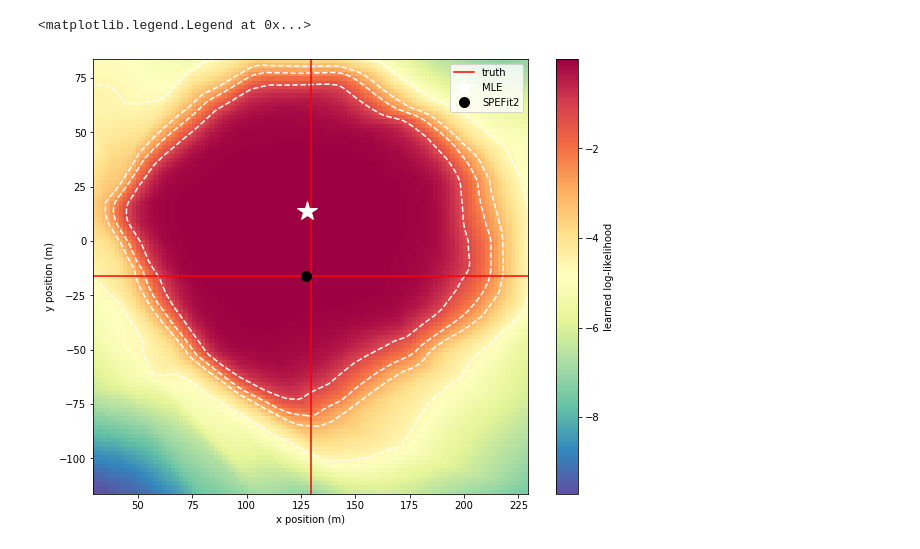
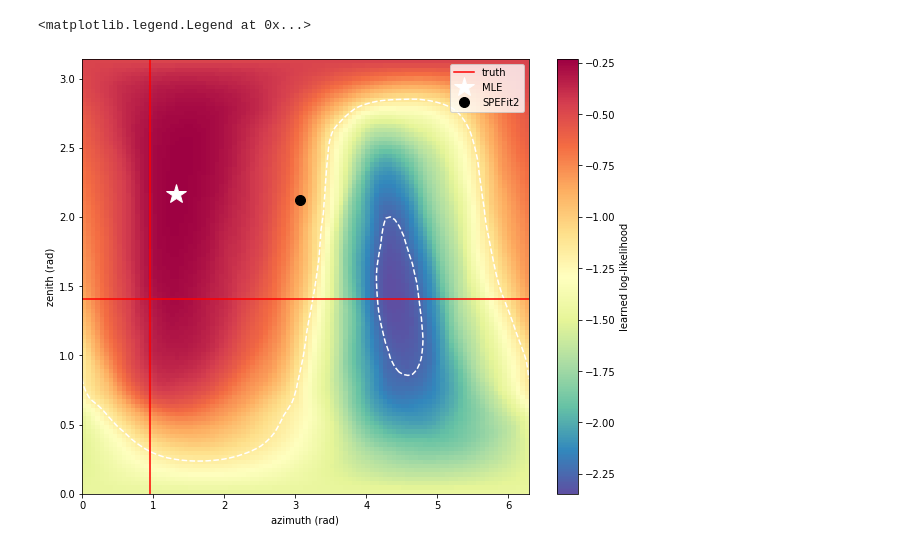
Before and after one commit to philippeller/IceNet, a Jupyter notebook: IceNet_llh_free.ipynb, the cells around one changed output. Saved outputs shown, nothing was run; the diff lists cells and outputs as text; code cells hidden in the pictures.

```diff
--- a/IceNet_llh_free.ipynb
+++ b/IceNet_llh_free.ipynb
@@ -57,5 +56,20 @@ Skipping file ../test_data/oscNext_genie_level3_v01.03_pass2.120000.000180.hdf5
 # %%
 X_data_train, X_data_test, X_params_train, X_params_test, r_train, r_test = train_test_split(X_data, X_params, r, test_size=0.1, random_state=42)
+# %%
+class trafo(tf.keras.layers.Layer):
+    def __init__(self, num_outputs):
+        super(trafo, self).__init__()
+        self.num_outputs = num_outputs
+
+    def call(self, input):
+
+        dir_x = tf.math.sin(input[:, 1]) * tf.math.cos(input[:, 0])
+        dir_y = tf.math.sin(input[:, 1]) * tf.math.sin(input[:, 0])
+        dir_z = tf.math.cos(input[:, 1])
+
+        out =  tf.concat([dir_x[:, tf.newaxis], dir_y[:, tf.newaxis], dir_z[:, tf.newaxis]], axis=1)
+
+        return out
 # %%
 
 activation='relu'
@@ -140,10 +231,10 @@ Trainable params: 111,745
 Non-trainable params: 0
 __________________________________________________________________________________________________
 # %%
-#optimizer = tf.keras.optimizers.event_idx(0.001) #, clipnorm=1) # bad
+#optimizer = tf.keras.optimizers.SGD(0.01)
 #optimizer = tf.keras.optimizers.RMSprop(0.001, )
-#optimizer = tf.keras.optimizers.Nadam(0.01)
-optimizer = tf.keras.optimizers.Adam(0.001)
+#optimizer = tf.keras.optimizers.Nadam(0.001)
+optimizer = tf.keras.optimizers.Adam(0.0001)
 
 model.compile(loss='binary_crossentropy', optimizer=optimizer)
 # %%
@@ -211,5 +311,5 @@ ax.legend()
 # %%
-event_idx = -111
+event_idx = 3311
 
 true_x = X_params_test[event_idx, 0]
 true_y = X_params_test[event_idx, 1]
@@ -230,8 +331,13 @@ plt.axvline(true_x, c='r')
 # %%
+%%time
 N = 101
 d = 100
-xs = np.linspace(true_x-d, true_x+d, N)
-ys = np.linspace(true_y-d, true_y+d, N)
+#xs = np.linspace(true_x-d, true_x+d, N)
+#ys = np.linspace(true_y-d, true_y+d, N)
+
+xs = np.linspace(0, 2*np.pi, N)
+ys = np.linspace(0, np.pi, N)
+
 
 xx, yy = np.meshgrid(xs,ys)
 
@@ -247,25 +356,31 @@ z = likelihood.reshape((xs.shape[0], ys.shape[0]))
 # %%
 fig, ax = plt.subplots(1, 1, figsize=(10,8))
 
-im = ax.imshow(np.log(z), extent=(xs[0], xs[-1], ys[0], ys[-1]), origin='lower', cmap='Spectral_r', aspect='equal')
+im = ax.imshow(np.log(z), extent=(xs[0], xs[-1], ys[0], ys[-1]), origin='lower', cmap='Spectral_r', aspect='auto')
 ax.axvline(true_x, c='r')
 ax.axhline(true_y, c='r', label='truth')
 
 plt.colorbar(im, ax=ax, label='learned log-likelihood', )
 
 plt.contour(xs, ys, np.log(z), [-9.21/2, -5.99/2, -4.51/2, -2.3/2], colors='w')
 
 plt.plot(xx[np.argmax(z)],  yy[np.argmax(z)], marker='*', color='w', lw=0, ms=20, label='MLE')
 
 plt.plot(r_test[event_idx][0],  r_test[event_idx][1], marker='o', color='k', lw=0, ms=10, label='SPEFit2')
 
 
-ax.set_xlabel('x position (m)')
-ax.set_ylabel('y position (m)')
+#ax.set_xlabel('x position (m)')
+#ax.set_ylabel('y position (m)')
+
+#ax.set_xlabel('x position (m)')
+#ax.set_ylabel('z position (m)')
+
+ax.set_xlabel('azimuth (rad)')
+ax.set_ylabel('zenith (rad)')
 
 plt.legend()
 
 #plt.savefig('x-y_vertex_evnt%i.png'%event_idx, dpi=150)
 # %% [output]
 <matplotlib.legend.Legend at 0x...>
-[figure, old version]
+[figure, new version]
```
Also changed, not shown: parts of 8 cells of this notebook.
